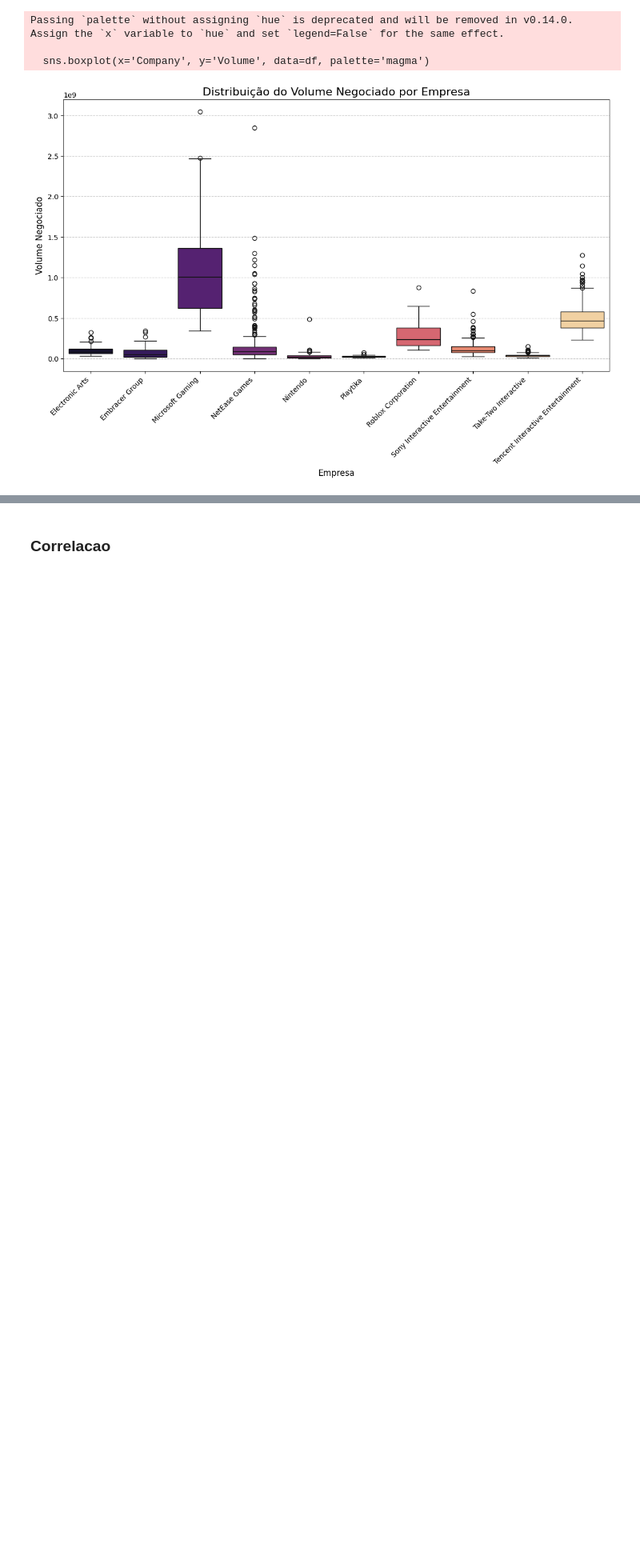
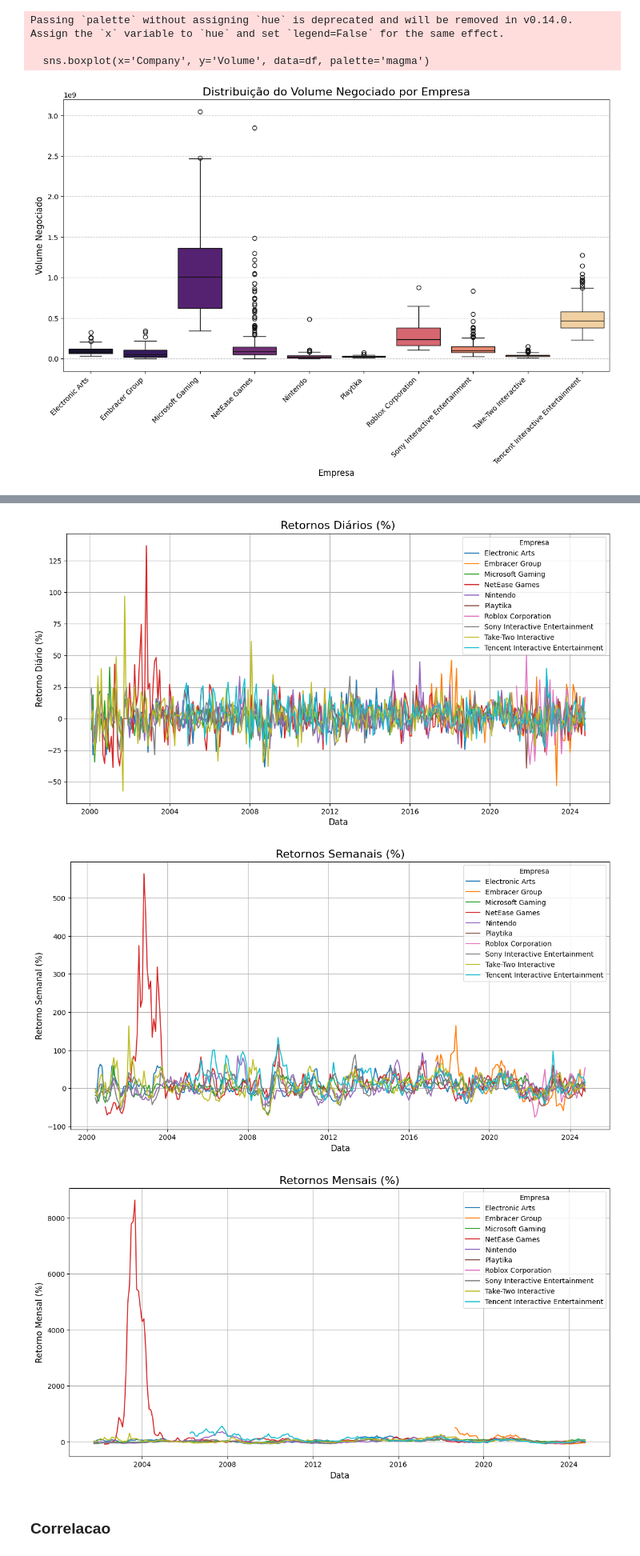
Before and after one commit to MarcosFN2014/Projeto-DS, a Jupyter notebook: Nao_Supervisionado/analise.ipynb, the cells around one changed output, grey strips where cells are left out. Shown at 80% size. Saved outputs shown, nothing was run; the diff lists cells and outputs as text; code cells hidden in the pictures; blank space fills up the shorter version.

Commit message:
analise_de_retornos

```diff
--- a/Nao_Supervisionado/analise.ipynb
+++ b/Nao_Supervisionado/analise.ipynb
@@ -245,3 +309,48 @@ Passing `palette` without assigning `hue` is deprecated and will be removed in v
+# %%
+# Calcular Retornos Diários, Semanais e Mensais
+df['Daily Return (%)'] = df.groupby('Company')['Adj Close'].pct_change() * 100
+df['Weekly Return (%)'] = df.groupby('Company')['Adj Close'].pct_change(5) * 100
+df['Monthly Return (%)'] = df.groupby('Company')['Adj Close'].pct_change(21) * 100
+
+plt.figure(figsize=(14, 7))
+for company in df['Company'].unique():
+    company_data = df[df['Company'] == company]
+    plt.plot(company_data['Date'], company_data['Daily Return (%)'], label=company)
+
+plt.title('Retornos Diários (%)', fontsize=16)
+plt.xlabel('Data', fontsize=12)
+plt.ylabel('Retorno Diário (%)', fontsize=12)
+plt.legend(title='Empresa')
+plt.grid(True)
+plt.show()
+
+plt.figure(figsize=(14, 7))
+for company in df['Company'].unique():
+    company_data = df[df['Company'] == company]
+    plt.plot(company_data['Date'], company_data['Weekly Return (%)'], label=company)
+
+plt.title('Retornos Semanais (%)', fontsize=16)
+plt.xlabel('Data', fontsize=12)
+plt.ylabel('Retorno Semanal (%)', fontsize=12)
+plt.legend(title='Empresa')
+plt.grid(True)
+plt.show()
+
+plt.figure(figsize=(14, 7))
+for company in df['Company'].unique():
+    company_data = df[df['Company'] == company]
+    plt.plot(company_data['Date'], company_data['Monthly Return (%)'], label=company)
+
+plt.title('Retornos Mensais (%)', fontsize=16)
+plt.xlabel('Data', fontsize=12)
+plt.ylabel('Retorno Mensal (%)', fontsize=12)
+plt.legend(title='Empresa')
+plt.grid(True)
+plt.show()
+# %% [output]
+[figure, added]
+[figure, added]
+[figure, added]
 # %% [markdown]
 ### Correlacao
 # %%
```
Also changed, not shown: parts of 4 cells of this notebook.
